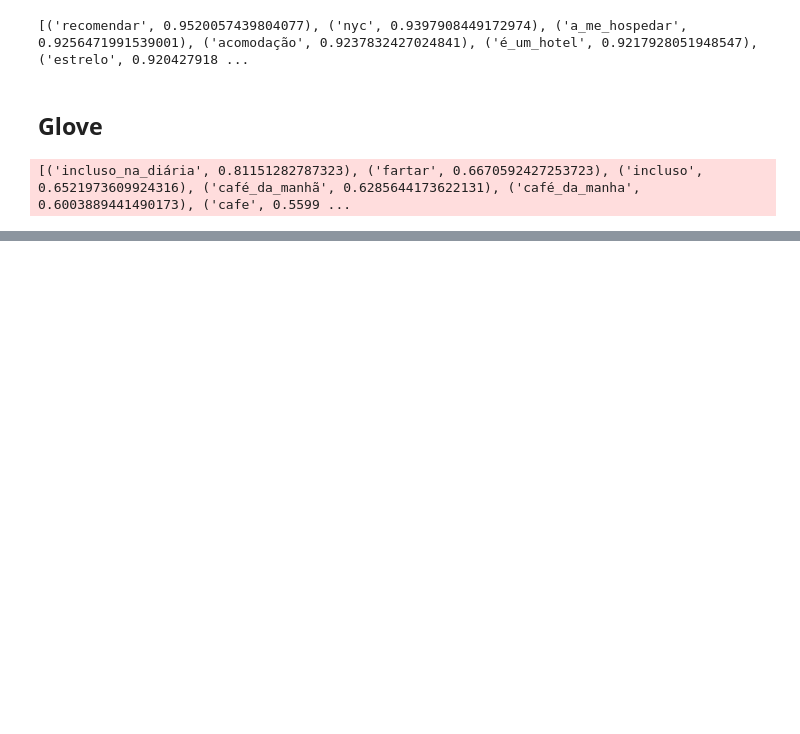
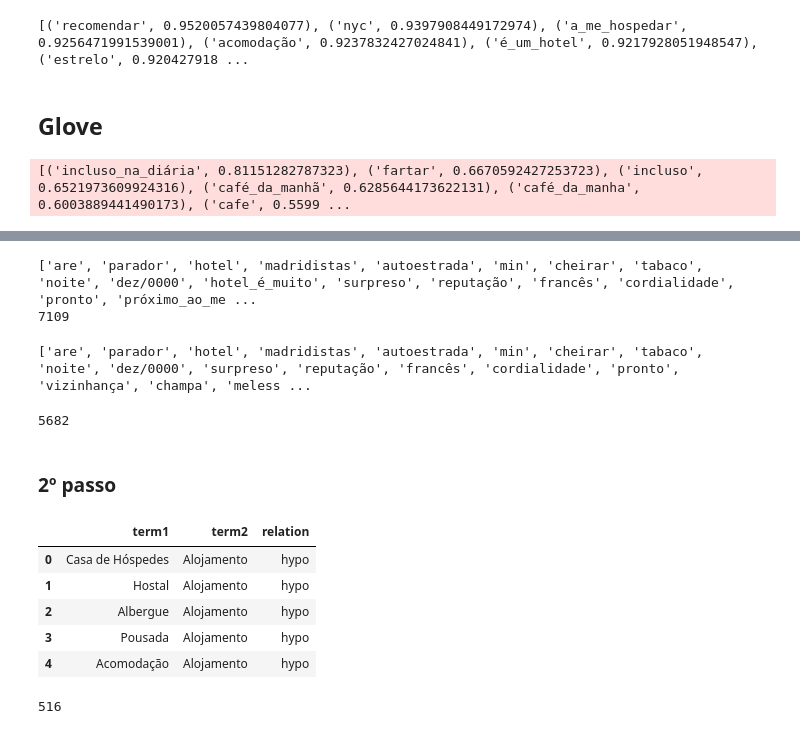
Before and after one commit to mksantos2/semiautomatic-portuguese-ontology-enrichment, a Jupyter notebook: tripAdvisor/word2vec_similarity.ipynb, the cells around one changed output, grey strips where cells are left out. Drawn from its saved outputs; the diff is of its cells as text; code cells hidden in the pictures; blank space fills up the shorter version.

Commit message:
add tripadvisor dataset with word2vec and wang2vec

```diff
--- a/tripAdvisor/word2vec_similarity.ipynb
+++ b/tripAdvisor/word2vec_similarity.ipynb
@@ -60,0 +99,22 @@ w2v_model_skip.wv.similarity(w1="hotel",w2="acomodação")
+# %%
+nouns = [k for k, v in tripAdvisor.items() if v=='NOUN' ]
+print(nouns)
+
+print(len(nouns))
+# %% [output]
+['are', 'parador', 'hotel', 'madridistas', 'autoestrada', 'min', 'cheirar', 'tabaco', 'noite', 'dez/0000', 'hotel_é_muito', 'surpreso', 'reputação', 'francês', 'cordialidade', 'pronto', 'próximo_ao_me ...
+7109
+# %%
+for noun in nouns:
+    if search("_", noun):
+        noun = nouns.remove(noun)
+
+print(nouns)
+# %% [output]
+['are', 'parador', 'hotel', 'madridistas', 'autoestrada', 'min', 'cheirar', 'tabaco', 'noite', 'dez/0000', 'surpreso', 'reputação', 'francês', 'cordialidade', 'pronto', 'vizinhança', 'champa', 'meless ...
+# %%
+print(len(nouns))
+# %% [output]
+5682
+# %% [markdown]
+### 2º passo
@@ -60,0 +123,10 @@ w2v_model_skip.wv.similarity(w1="hotel",w2="acomodação")
+# %%
+ontology_dataset = pd.read_csv('ontology_dataset.csv')
+ontology_dataset.head()
+# %% [output]
+|  | term1 | term2 | relation |
+| 0 | Casa de Hóspedes | Alojamento | hypo |
+| 1 | Hostal | Alojamento | hypo |
+| 2 | Albergue | Alojamento | hypo |
+| 3 | Pousada | Alojamento | hypo |
+| 4 | Acomodação | Alojamento | hypo |
@@ -60,0 +144,4 @@ w2v_model_skip.wv.similarity(w1="hotel",w2="acomodação")
+# %%
+len(ontology_dataset)
+# %% [output]
+516
```
Also changed, not shown: parts of 45 cells of this notebook, 8 other files.
